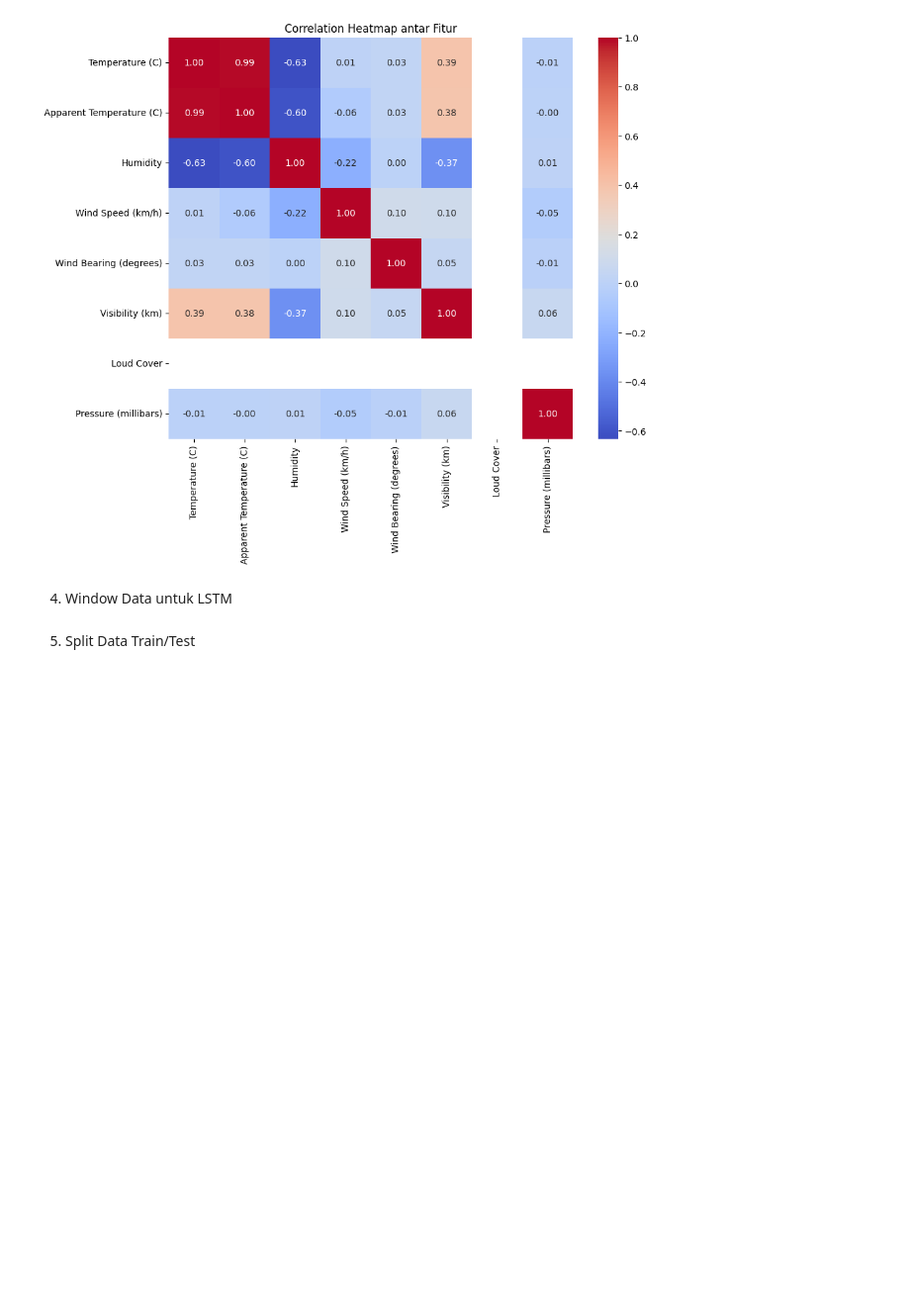
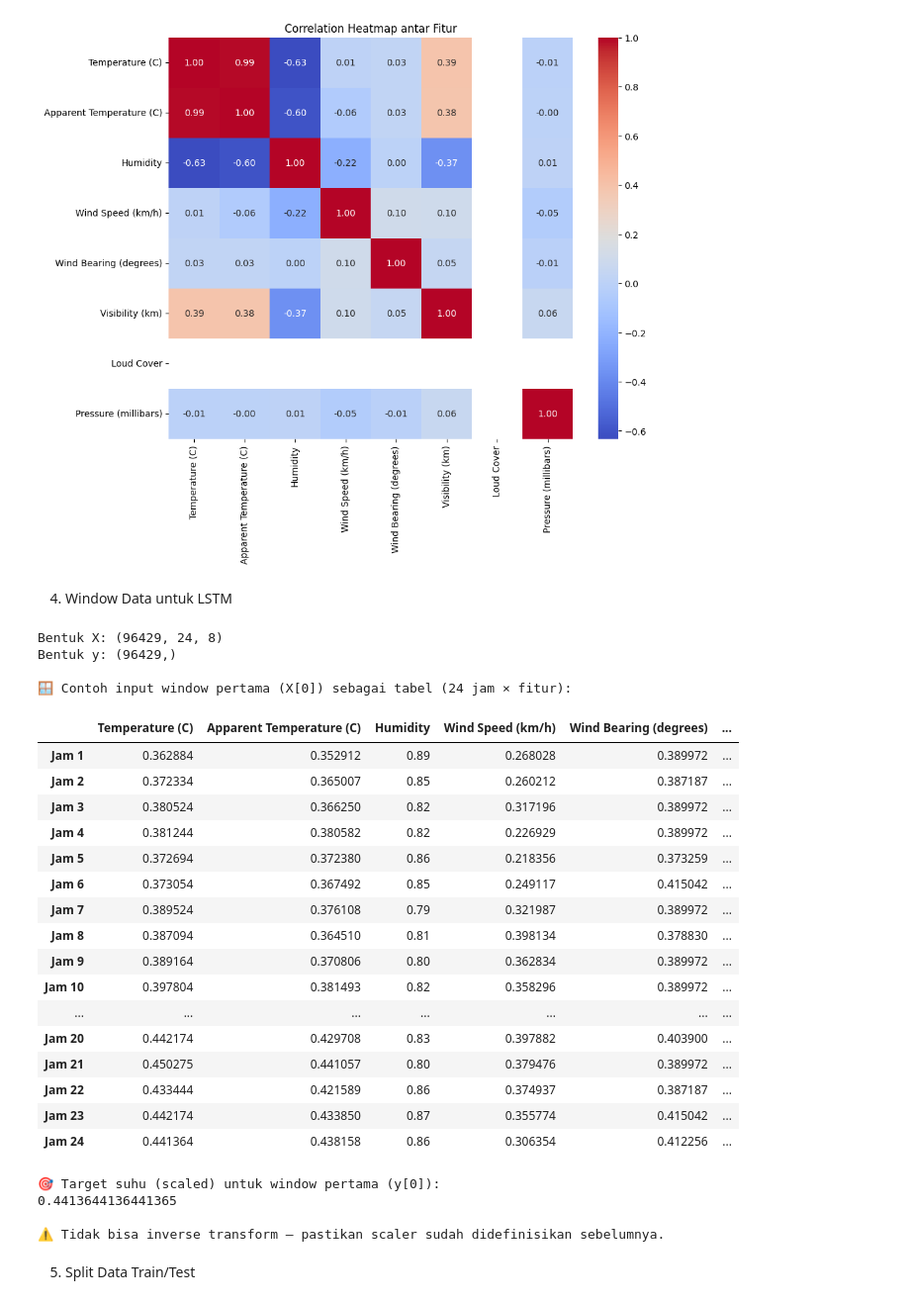
Before and after one commit to salwaa-hub/tubes_machinelearning, a Jupyter notebook: tubes_machinelearning.ipynb, the cells around one changed output. Shown: that part at 99% size. Drawn from its saved outputs; the diff is of its cells as text; code cells hidden in the pictures; blank space fills up the shorter version.

```diff
--- a/tubes_machinelearning.ipynb
+++ b/tubes_machinelearning.ipynb
@@ -108,3 +96,73 @@ X, y = create_lstm_dataset(data_values, look_back)
+# %%
+import numpy as np
+import pandas as pd
+
+def create_lstm_dataset(data, look_back=24):
+    X, y = [], []
+    for i in range(look_back, len(data)):
+        X.append(data[i - look_back:i])
+        y.append(data[i][0])  # Kolom suhu = kolom 0
+    return np.array(X), np.array(y)
+
+# Konfigurasi look_back window
+look_back = 24
+
+# Ambil semua kolom kecuali waktu
+data_values = df_scaled.drop(columns=["Formatted Date"]).values
+feature_names = df_scaled.drop(columns=["Formatted Date"]).columns.tolist()
+
+# Buat dataset LSTM
+X, y = create_lstm_dataset(data_values, look_back)
+
+# Tampilkan bentuk data
+print("Bentuk X:", X.shape)
+print("Bentuk y:", y.shape)
+
+# Tampilkan X[0] sebagai DataFrame (tabel)
+df_window = pd.DataFrame(X[0], columns=feature_names)
+df_window.index = [f"Jam {i+1}" for i in range(look_back)]
+
+print("\n🪟 Contoh input window pertama (X[0]) sebagai tabel (24 jam × fitur):")
+display(df_window)  # jika di Jupyter/Colab
+# Jika display tidak berfungsi:
+# print(df_window)
+
+# Tampilkan target suhu (scaled)
+print("\n🎯 Target suhu (scaled) untuk window pertama (y[0]):")
+print(y[0])
+
+# Kembalikan ke suhu asli (jika scaler tersedia)
+try:
+    y_inverse = scaler.inverse_transform(y.reshape(-1, 1))
+    print("\n🎯 Target suhu asli (dalam °C) untuk y[0]:", y_inverse[0][0])
+except Exception as e:
+    print("\n⚠️ Tidak bisa inverse transform — pastikan scaler sudah didefinisikan sebelumnya.")
+# %% [output]
+Bentuk X: (96429, 24, 8)
+Bentuk y: (96429,)
+
+🪟 Contoh input window pertama (X[0]) sebagai tabel (24 jam × fitur):
+|  | Temperature (C) | Apparent Temperature (C) | Humidity | Wind Speed (km/h) | Wind Bearing (degrees) | ... |
+| Jam 1 | 0.362884 | 0.352912 | 0.89 | 0.268028 | 0.389972 | ... |
+| Jam 2 | 0.372334 | 0.365007 | 0.85 | 0.260212 | 0.387187 | ... |
+| Jam 3 | 0.380524 | 0.366250 | 0.82 | 0.317196 | 0.389972 | ... |
+| Jam 4 | 0.381244 | 0.380582 | 0.82 | 0.226929 | 0.389972 | ... |
+| Jam 5 | 0.372694 | 0.372380 | 0.86 | 0.218356 | 0.373259 | ... |
+| Jam 6 | 0.373054 | 0.367492 | 0.85 | 0.249117 | 0.415042 | ... |
+| Jam 7 | 0.389524 | 0.376108 | 0.79 | 0.321987 | 0.389972 | ... |
+| Jam 8 | 0.387094 | 0.364510 | 0.81 | 0.398134 | 0.378830 | ... |
+| Jam 9 | 0.389164 | 0.370806 | 0.80 | 0.362834 | 0.389972 | ... |
+| Jam 10 | 0.397804 | 0.381493 | 0.82 | 0.358296 | 0.389972 | ... |
+| ... | ... | ... | ... | ... | ... | ... |
+| Jam 20 | 0.442174 | 0.429708 | 0.83 | 0.397882 | 0.403900 | ... |
+| Jam 21 | 0.450275 | 0.441057 | 0.80 | 0.379476 | 0.389972 | ... |
+| Jam 22 | 0.433444 | 0.421589 | 0.86 | 0.374937 | 0.387187 | ... |
+| Jam 23 | 0.442174 | 0.433850 | 0.87 | 0.355774 | 0.415042 | ... |
+| Jam 24 | 0.441364 | 0.438158 | 0.86 | 0.306354 | 0.412256 | ... |
+🎯 Target suhu (scaled) untuk window pertama (y[0]):
+0.4413644136441365
+
+⚠️ Tidak bisa inverse transform — pastikan scaler sudah didefinisikan sebelumnya.
 # %% [markdown]
 5. Split Data Train/Test
 # %%
```
Also changed, not shown: parts of 3 cells of this notebook.
